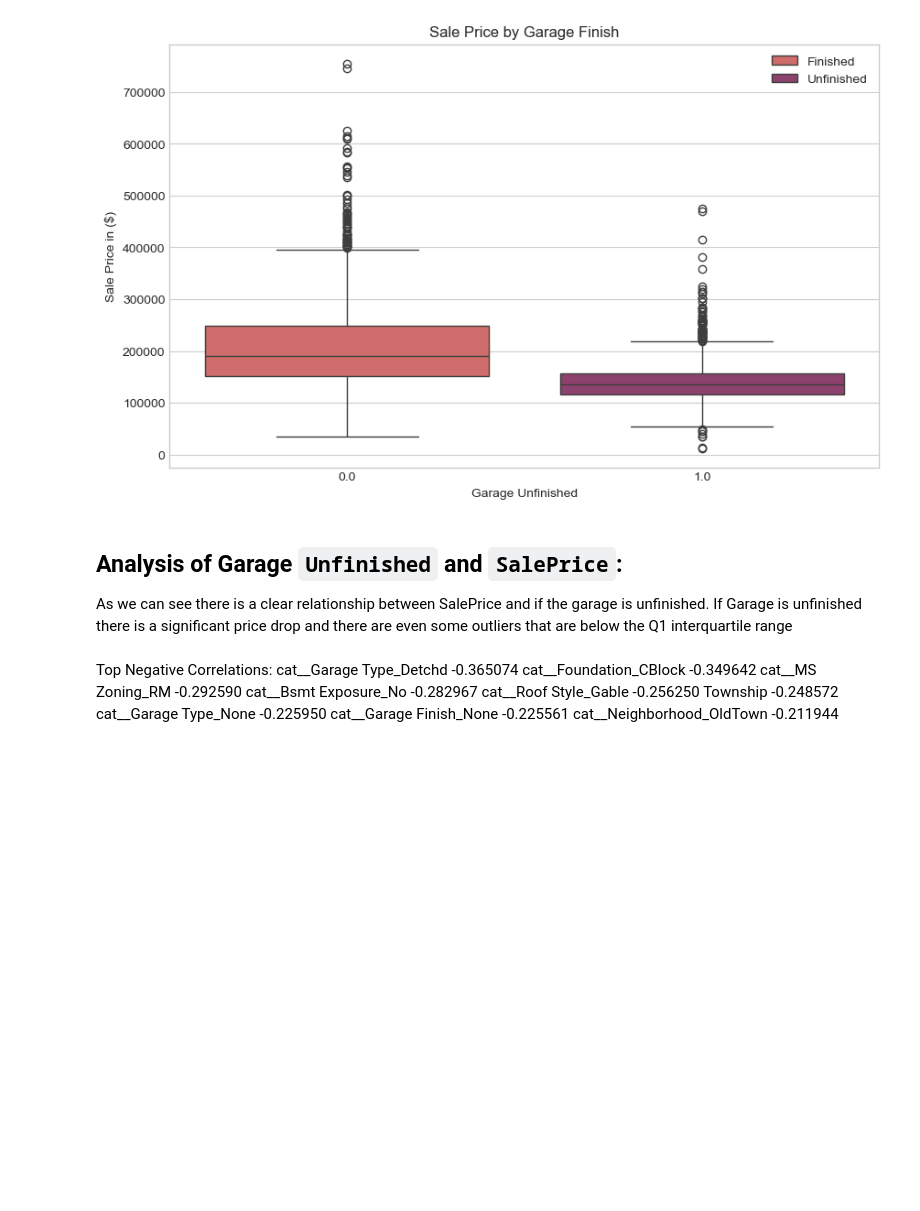
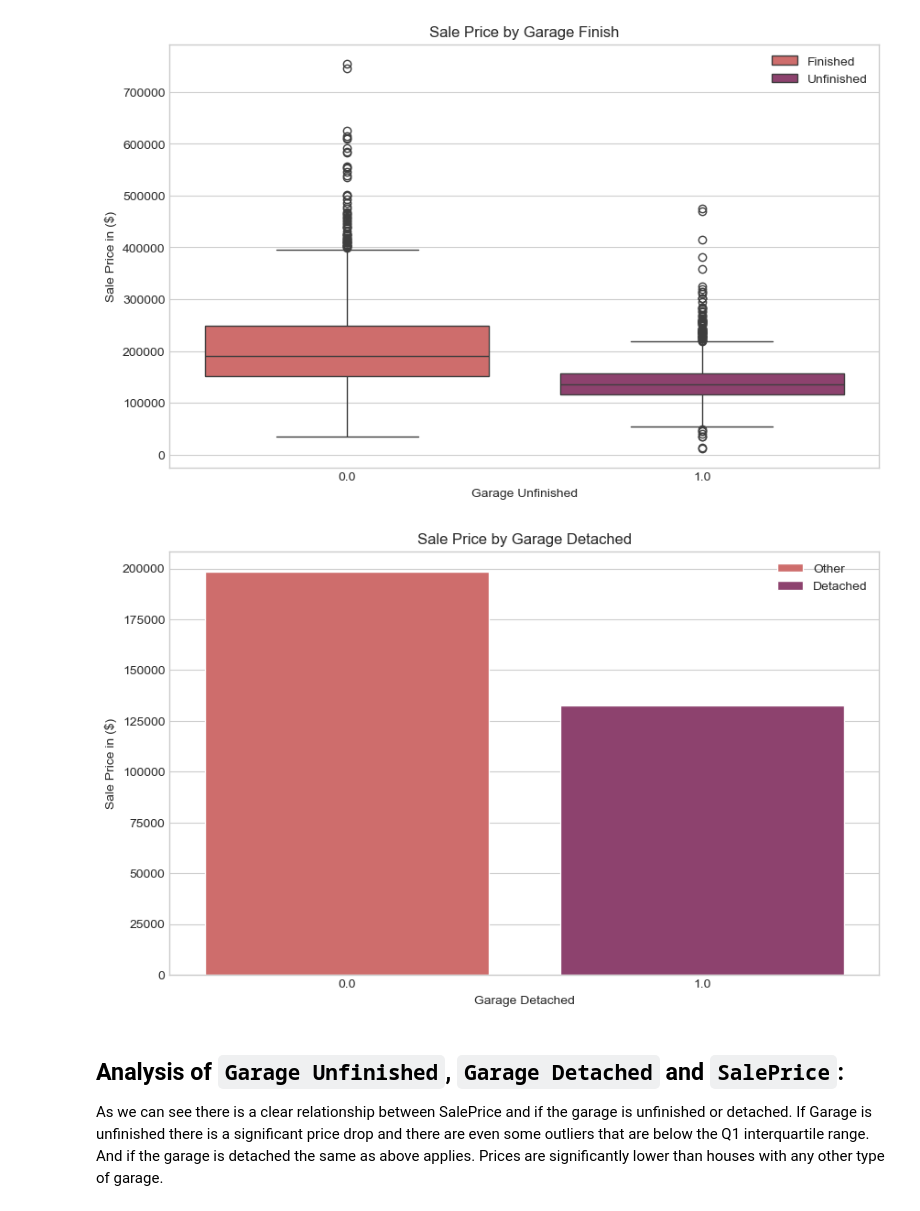
Before and after one commit to Sandeep20013/AI-Learning-Tracking, a Jupyter notebook: Projects/Ames Housing Prediction/Ames Housing Price Prediction - Visualization and Feature Engineering.ipynb, the cells around one changed output. Cells and saved outputs as stored; diff of their text form; code cells hidden in the pictures; blank space fills up the shorter version.

Commit message:
finished ames price predicition project

```diff
--- a/Projects/Ames Housing Prediction/Ames Housing Price Prediction - Visualization and Feature Engineering.ipynb
+++ b/Projects/Ames Housing Prediction/Ames Housing Price Prediction - Visualization and Feature Engineering.ipynb
@@ -497,18 +497,25 @@ plt.legend(labels=['Finished', 'Unfinished' ])
 plt.show()
 # %% [output]
 [figure]
+# %%
+plt.figure(figsize=(10, 6))  # Ensure the figure is created first
+plt.title("Sale Price by Garage Detached")
+plt.xlabel("Garage Detached")
+plt.ylabel("Sale Price in ($)")
+
+sns.barplot(
+    data=df,
+    x='cat__Garage Type_Detchd',
+    y='SalePrice',
+    palette='flare',
+    hue = 'cat__Garage Type_Detchd',
+    errorbar=None
+)
+plt.legend(labels=['Other', 'Detached' ])
+plt.show()  # Show the plot
+# %% [output]
+[figure, added]
 # %% [markdown]
-## Analysis of Garage `Unfinished` and `SalePrice`:
+## Analysis of `Garage Unfinished`, `Garage Detached` and `SalePrice`:
 
-As we can see there is a clear relationship between SalePrice and if the garage is unfinished. If Garage is unfinished there is a significant price drop and there are even some outliers that are below the Q1 interquartile range
+As we can see there is a clear relationship between SalePrice and if the garage is unfinished or detached. If Garage is unfinished there is a significant price drop and there are even some outliers that are below the Q1 interquartile range. And if the garage is detached the same as above applies. Prices are significantly lower than houses with any other type of garage.
-# %% [markdown]
-Top Negative Correlations:
-cat__Garage Type_Detchd     -0.365074
-cat__Foundation_CBlock      -0.349642
-cat__MS Zoning_RM           -0.292590
-cat__Bsmt Exposure_No       -0.282967
-cat__Roof Style_Gable       -0.256250
-Township                    -0.248572
-cat__Garage Type_None       -0.225950
-cat__Garage Finish_None     -0.225561
-cat__Neighborhood_OldTown   -0.211944
```
Also changed, not shown: parts of 4 cells of this notebook, 3 other files.
